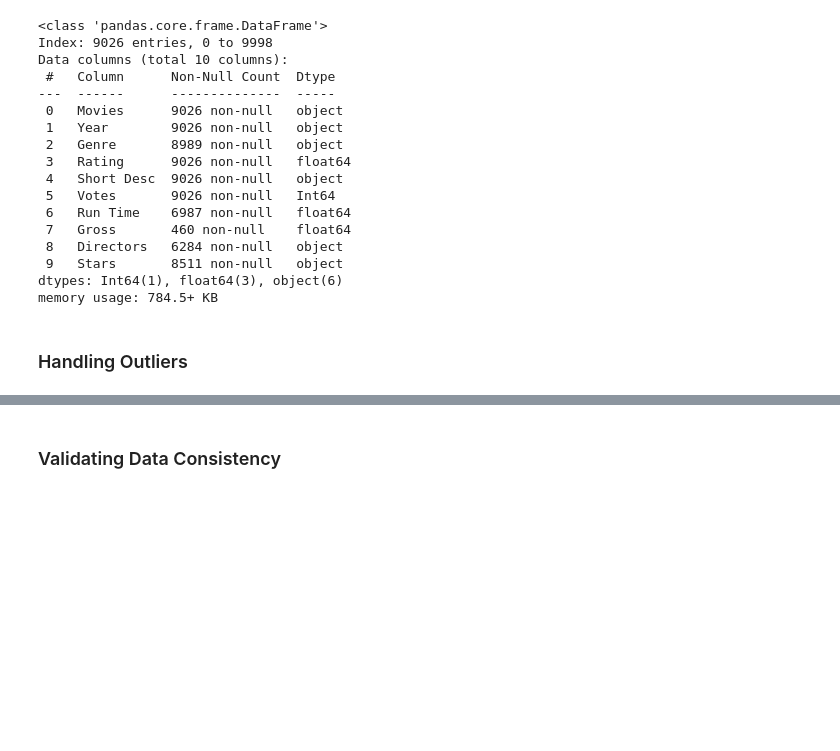
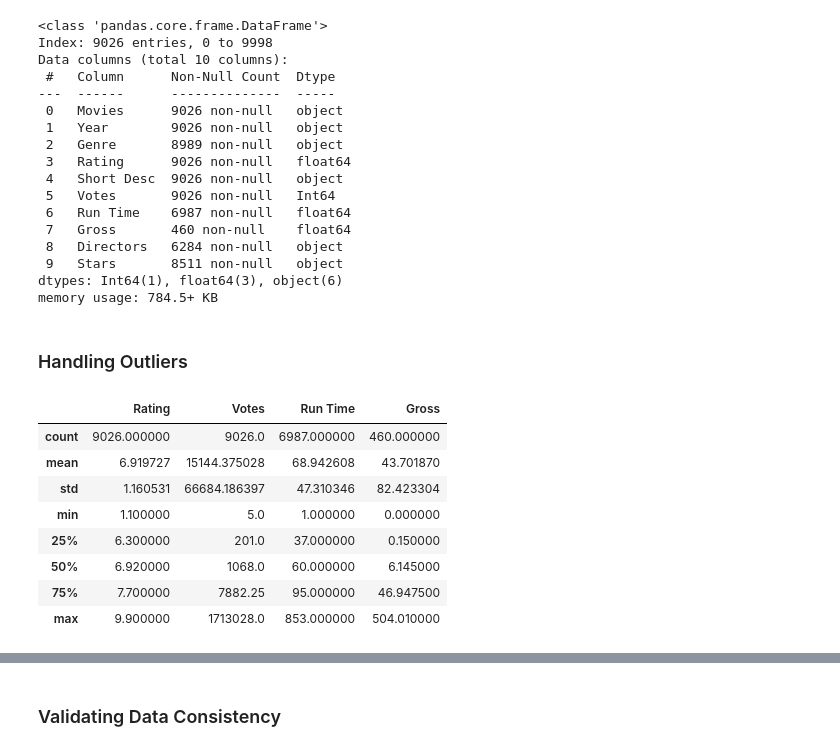
Before and after one commit to FayRd/Movies-Data-Analysis, a Jupyter notebook: main.ipynb, the cells around one changed output, grey strips where cells are left out. Saved outputs shown, nothing was run; the diff lists cells and outputs as text; code cells hidden in the pictures; blank space fills up the shorter version.

```diff
--- a/main.ipynb
+++ b/main.ipynb
@@ -331,3 +336,15 @@ dtypes: Int64(1), float64(3), object(6)
 memory usage: 784.5+ KB
 # %% [markdown]
 ### Handling Outliers
+# %%
+df_format.describe()
+# %% [output]
+|  | Rating | Votes | Run Time | Gross |
+| count | 9026.000000 | 9026.0 | 6987.000000 | 460.000000 |
+| mean | 6.919727 | 15144.375028 | 68.942608 | 43.701870 |
+| std | 1.160531 | 66684.186397 | 47.310346 | 82.423304 |
+| min | 1.100000 | 5.0 | 1.000000 | 0.000000 |
+| 25% | 6.300000 | 201.0 | 37.000000 | 0.150000 |
+| 50% | 6.920000 | 1068.0 | 60.000000 | 6.145000 |
+| 75% | 7.700000 | 7882.25 | 95.000000 | 46.947500 |
+| max | 9.900000 | 1713028.0 | 853.000000 | 504.010000 |
```
Also changed, not shown: parts of 15 cells of this notebook, 2 other files.
